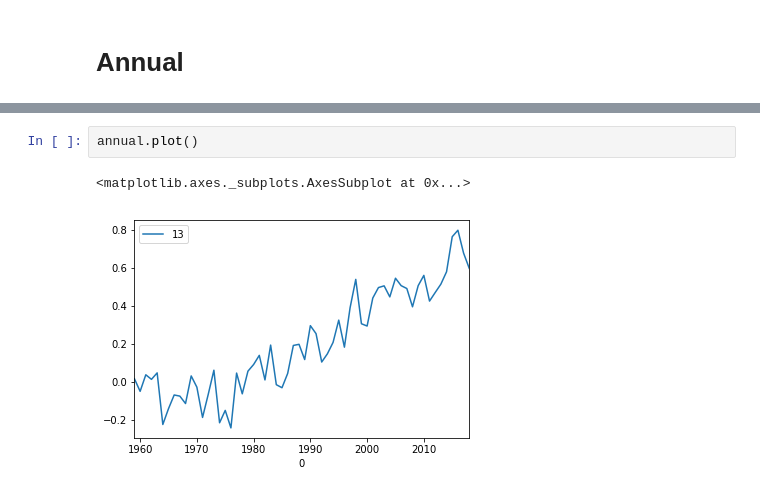
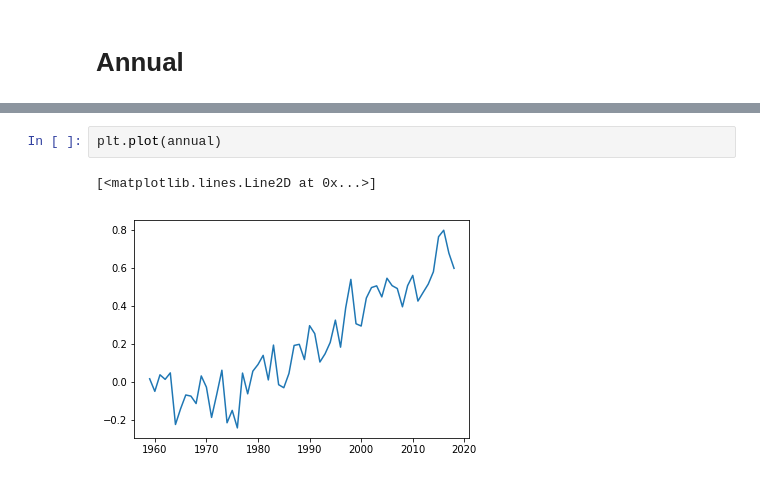
Before and after one commit to rursino/carbon-cycle-feedbacks, a Jupyter notebook: Peylin_flux/Notebooks/gridded_temp.ipynb, the cells around one changed output, grey strips where cells are left out. Saved outputs shown, nothing was run; the diff lists cells and outputs as text.

```diff
--- a/Peylin_flux/Notebooks/gridded_temp.ipynb
+++ b/Peylin_flux/Notebooks/gridded_temp.ipynb
@@ -186,8 +213,8 @@ annual.head()
 | 1961 | 0.038 |
 | 1962 | 0.014 |
 | 1963 | 0.048 |
-# %%
-annual.plot()
-# %% [output]
-<matplotlib.axes._subplots.AxesSubplot at 0x...>
-[figure, removed]
+# %%
+plt.plot(annual)
+# %% [output]
+[<matplotlib.lines.Line2D at 0x...>]
+[figure, added]
```
Also changed, not shown: parts of 33 cells of this notebook, 4 other files.
